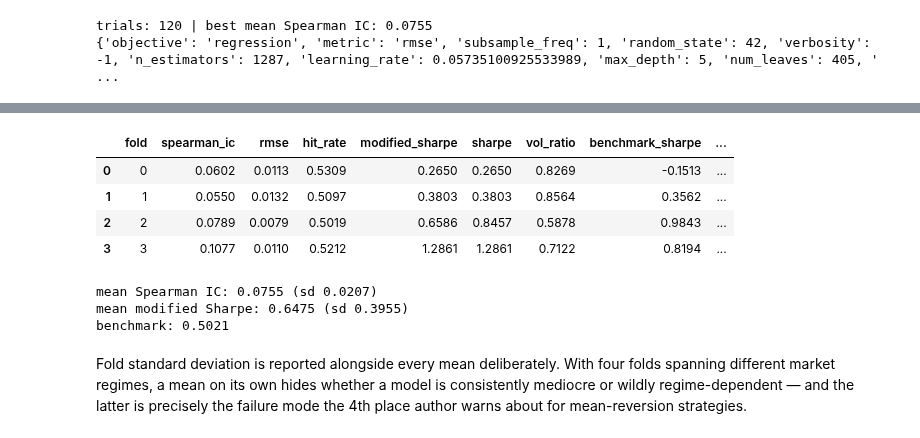
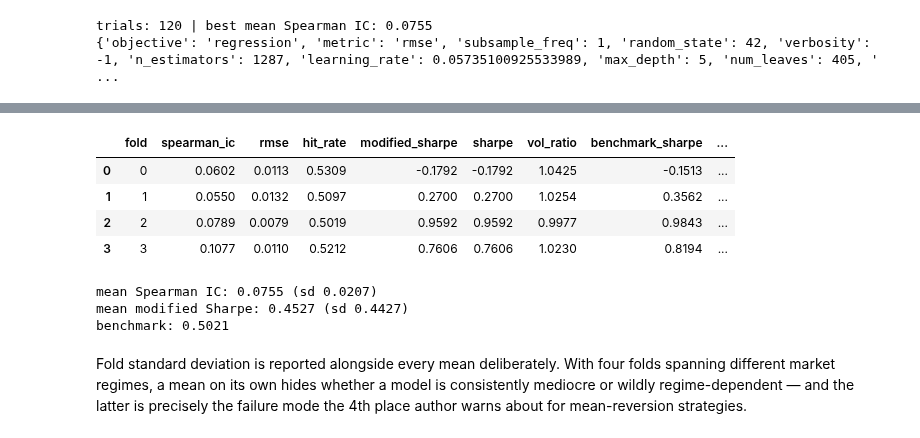
Before and after one commit to Seren1971/PMDL-Project-Market-Prediction, a Jupyter notebook: proposed_model/proposed_hybrid_model.ipynb, the cells around one changed output, grey strips where cells are left out. Drawn from its saved outputs; the diff is of its cells as text; code cells hidden in the pictures.

```diff
--- a/proposed_model/proposed_hybrid_model.ipynb
+++ b/proposed_model/proposed_hybrid_model.ipynb
@@ -315,40 +316,40 @@ for fold in folds:
               callbacks=[lgb.early_stopping(200, verbose=False),
                          lgb.log_evaluation(-1)])
 
     pred = model.predict(X_va)
-    weights = binary_allocation(pred)          # 61st place discrete policy
+    weights = naive_allocation(pred, k=50)     # naive linear sizing
 
     m = evaluate(y_va.to_numpy(), pred, weights=weights,
                  forward_returns=val["forward_returns"].to_numpy(),
                  risk_free_rate=val["risk_free_rate"].to_numpy())
     m["fold"] = fold.index
     fold_metrics.append(m)
     importances.append(model.feature_importances_)
     oof.append(pd.DataFrame({DATE_COL: val[DATE_COL].to_numpy(),
                              "y_true": y_va.to_numpy(),
                              "y_pred": pred, "weight": weights}))
 
 cv_table = pd.DataFrame(fold_metrics)[
     ["fold", "spearman_ic", "rmse", "hit_rate", "modified_sharpe",
      "sharpe", "vol_ratio", "benchmark_sharpe", "mean_weight"]
 ]
 display(cv_table.round(4))
 
 cv_metrics = aggregate_folds([{k: v for k, v in m.items() if k != "fold"}
                               for m in fold_metrics])
 print("\nmean Spearman IC: {spearman_ic_mean:.4f} (sd {spearman_ic_std:.4f})"
       .format(**cv_metrics))
 print("mean modified Sharpe: {modified_sharpe_mean:.4f} (sd {modified_sharpe_std:.4f})"
       .format(**cv_metrics))
 print("benchmark: {benchmark_sharpe_mean:.4f}".format(**cv_metrics))
 # %% [output]
 |  | fold | spearman_ic | rmse | hit_rate | modified_sharpe | sharpe | vol_ratio | benchmark_sharpe | ... |
-| 0 | 0 | 0.0602 | 0.0113 | 0.5309 | 0.2650 | 0.2650 | 0.8269 | -0.1513 | ... |
-| 1 | 1 | 0.0550 | 0.0132 | 0.5097 | 0.3803 | 0.3803 | 0.8564 | 0.3562 | ... |
-| 2 | 2 | 0.0789 | 0.0079 | 0.5019 | 0.6586 | 0.8457 | 0.5878 | 0.9843 | ... |
-| 3 | 3 | 0.1077 | 0.0110 | 0.5212 | 1.2861 | 1.2861 | 0.7122 | 0.8194 | ... |
+| 0 | 0 | 0.0602 | 0.0113 | 0.5309 | -0.1792 | -0.1792 | 1.0425 | -0.1513 | ... |
+| 1 | 1 | 0.0550 | 0.0132 | 0.5097 | 0.2700 | 0.2700 | 1.0254 | 0.3562 | ... |
+| 2 | 2 | 0.0789 | 0.0079 | 0.5019 | 0.9592 | 0.9592 | 0.9977 | 0.9843 | ... |
+| 3 | 3 | 0.1077 | 0.0110 | 0.5212 | 0.7606 | 0.7606 | 1.0230 | 0.8194 | ... |
 mean Spearman IC: 0.0755 (sd 0.0207)
-mean modified Sharpe: 0.6475 (sd 0.3955)
+mean modified Sharpe: 0.4527 (sd 0.4427)
 benchmark: 0.5021
 # %% [markdown]
 Fold standard deviation is reported alongside every mean deliberately. With
```
Also changed, not shown: parts of 6 cells of this notebook, 6 other files.
